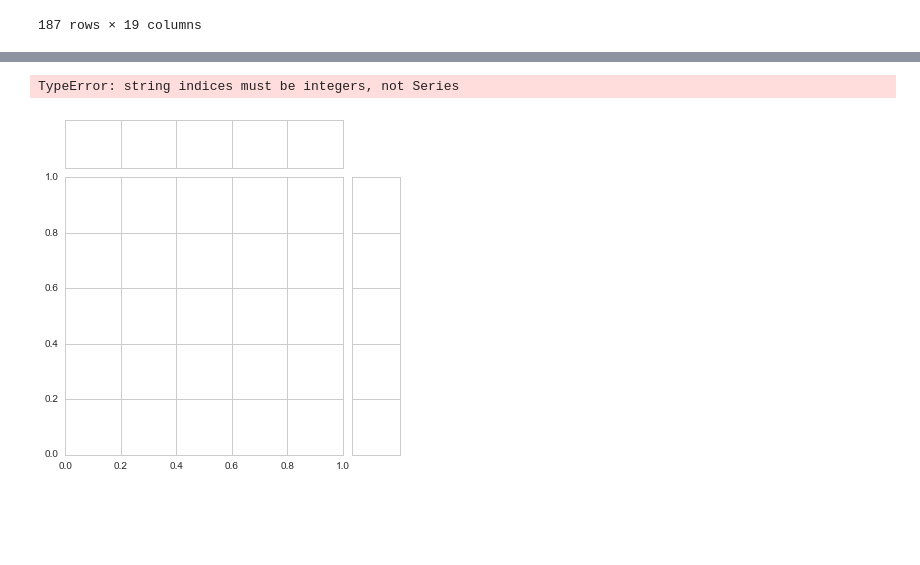
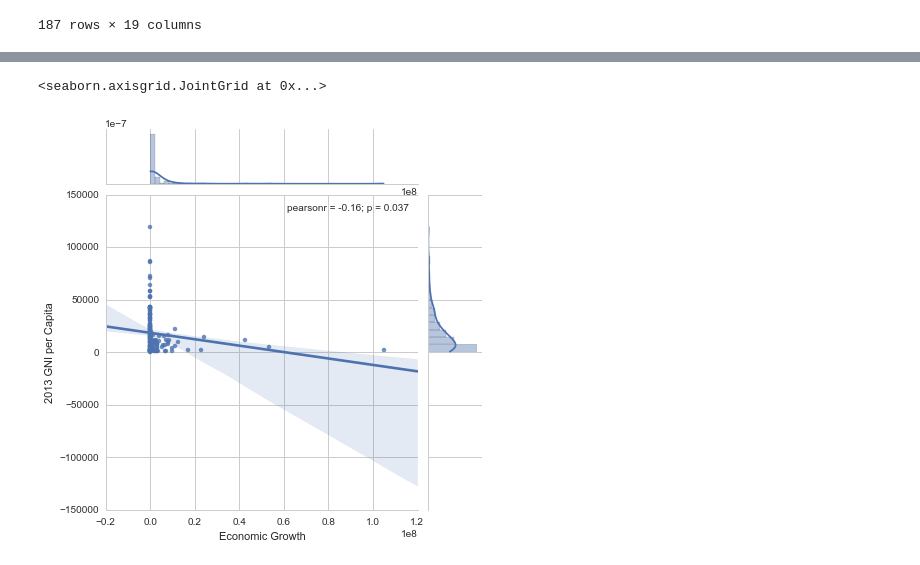
Before and after one commit to ds-proto/ds-proto.github.io, a Jupyter notebook: US_aid.ipynb, the cells around one changed output, grey strips where cells are left out. Saved outputs shown, nothing was run; the diff lists cells and outputs as text; code cells hidden in the pictures; blank space fills up the shorter version.

```diff
--- a/US_aid.ipynb
+++ b/US_aid.ipynb
@@ -130,0 +148,8 @@ country_costs_df
+# %%
+def to_int(x):
+    if np.isnan(x):
+        return np.nan
+    else:
+        return int(x)
+span_country_costs_df[categories] = span_country_costs_df[categories].applymap(to_int)
+span_country_costs_df
@@ -130,0 +175,6 @@ country_costs_df
+# %%
+span_country_costs_df.columns = ['2003-2012 ' + col for col in span_country_costs_df.columns]
+# %%
+span_country_costs_df = span_country_costs_df.rename( columns={'2003-2012 Country': 'Country'})
+
+span_country_costs_df
@@ -166,11 +235,16 @@ populations = pd.read_csv('data/populations.csv')
 populations = populations.rename(columns={'Country Name': 'Country', '2014': '2014 Population'})
 populations = populations[['Country', '2014 Population']]
 foreign_aid = pd.merge(hdr,country_costs_df, on='Country', how='outer')
+foreign_aid = pd.merge(foreign_aid,span_country_costs_df, on='Country', how='outer')
+foreign_aid = foreign_aid.rename(columns={'Region_y': 'Region'})
+
 for category in categories:
+    foreign_aid[category] = foreign_aid[category].fillna(0)
+
+for category in ['2003-2012 ' + cat for cat in categories]:
     foreign_aid[category] = foreign_aid[category].fillna(0)
 
 
 foreign_aid = pd.merge(foreign_aid, populations, on='Country', how='outer')
 foreign_aid = foreign_aid.dropna(subset=['2013 Life Expectancy', '2014 Population'])
 foreign_aid.to_csv('data/merged_aid.csv', index=False)
-foreign_aid
@@ -196,6 +251,6 @@ foreign_aid
 # %%
-sns.jointplot(kind='reg',x="Economic Growth", y="2013 Gross national income (GNI) per capita (2011 PPP $)", data=foreign_aid)
+sns.jointplot(kind='reg',x="Economic Growth", y="2013 GNI per Capita", data=foreign_aid)
 # %% [output]
-TypeError: string indices must be integers, not Series
+<seaborn.axisgrid.JointGrid at 0x...>
-[figure, old version]
+[figure, new version]
 # %%
```
Also changed, not shown: parts of 8 cells of this notebook, 2 other files.
